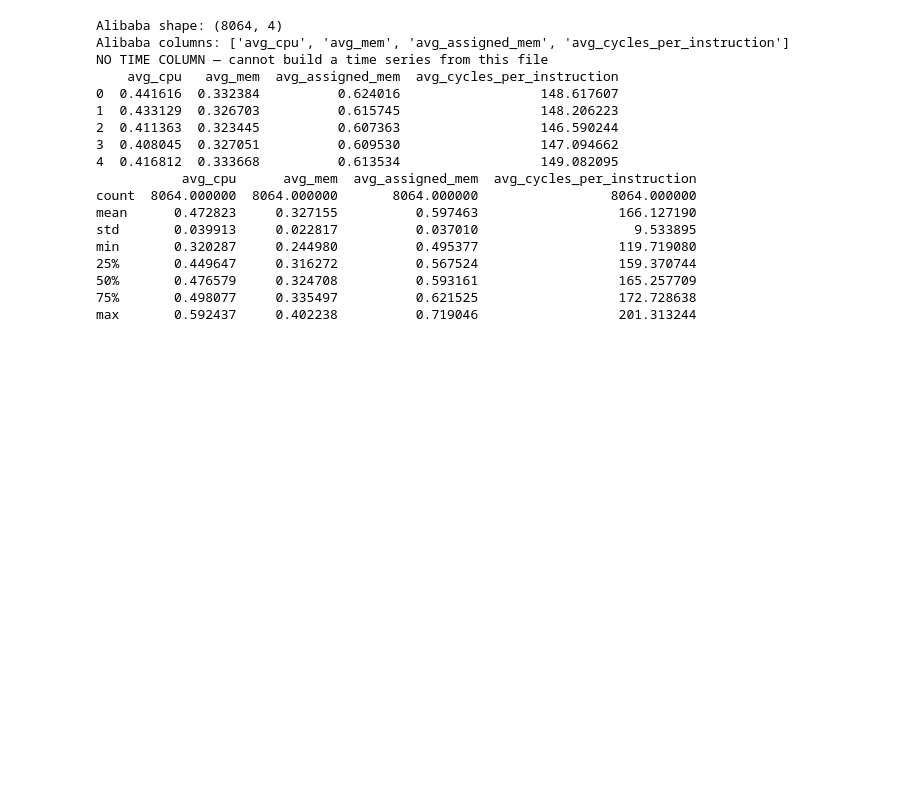
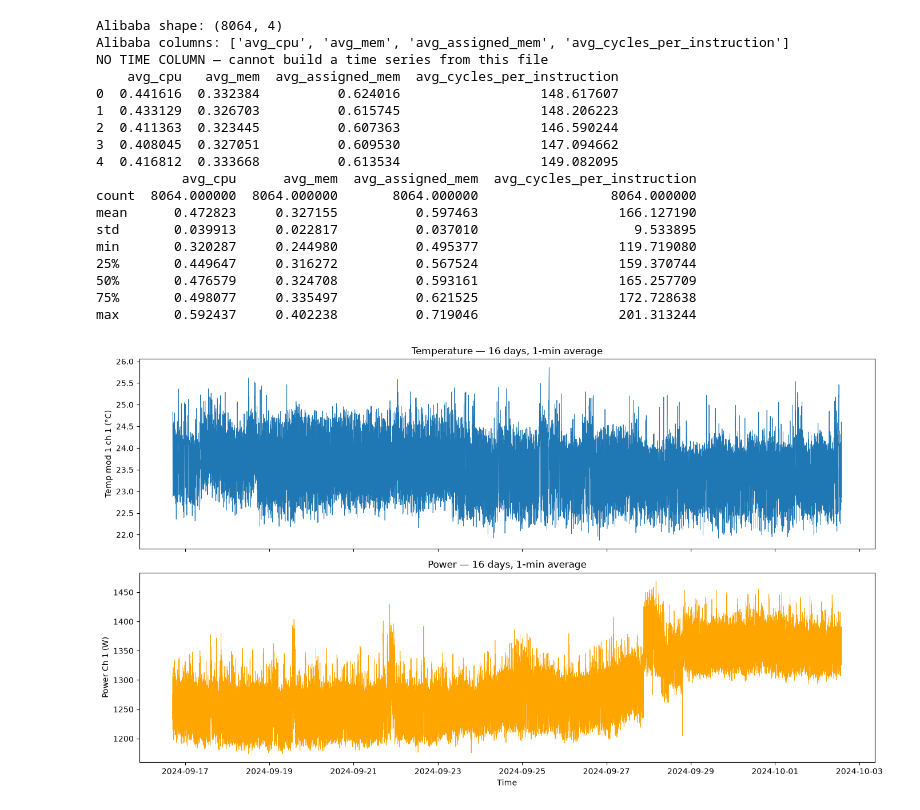
Before and after one commit to RamyKh5/EcoDatacenter-Optimizer, a Jupyter notebook: notebooks/01_dataset_audit.ipynb, the cells around one changed output. Saved outputs shown, nothing was run; the diff lists cells and outputs as text; code cells hidden in the pictures; blank space fills up the shorter version.

Commit message:
Add EDA plots and power vs temperature analysis

```diff
--- a/notebooks/01_dataset_audit.ipynb
+++ b/notebooks/01_dataset_audit.ipynb
@@ -96,3 +96,27 @@ min       0.320287     0.244980          0.495377                  119.719080
 50%       0.476579     0.324708          0.593161                  165.257709
 75%       0.498077     0.335497          0.621525                  172.728638
 max       0.592437     0.402238          0.719046                  201.313244
+# %%
+import matplotlib.pyplot as plt
+
+# Downsample to 1 minute for plotting only (1.37M rows is too many to plot)
+aau_plot = aau.set_index('Time [Date/Time]').resample('1min').mean().reset_index()
+
+fig, axes = plt.subplots(2, 1, figsize=(14, 8), sharex=True)
+
+axes[0].plot(aau_plot['Time [Date/Time]'],
+             aau_plot['Temperature mod 1 ch 1'], linewidth=0.6)
+axes[0].set_ylabel('Temp mod 1 ch 1 (°C)')
+axes[0].set_title('Temperature — 16 days, 1-min average')
+
+axes[1].plot(aau_plot['Time [Date/Time]'],
+             aau_plot['Power Ch 1 (W)'], linewidth=0.6, color='orange')
+axes[1].set_ylabel('Power Ch 1 (W)')
+axes[1].set_xlabel('Time')
+axes[1].set_title('Power — 16 days, 1-min average')
+
+plt.tight_layout()
+plt.savefig('../reports/figures/01_timeseries_overview.png', dpi=150)
+plt.show()
+# %% [output]
+[figure, added]
```
Also changed, not shown: parts of 1 cell of this notebook, 4 other files.
